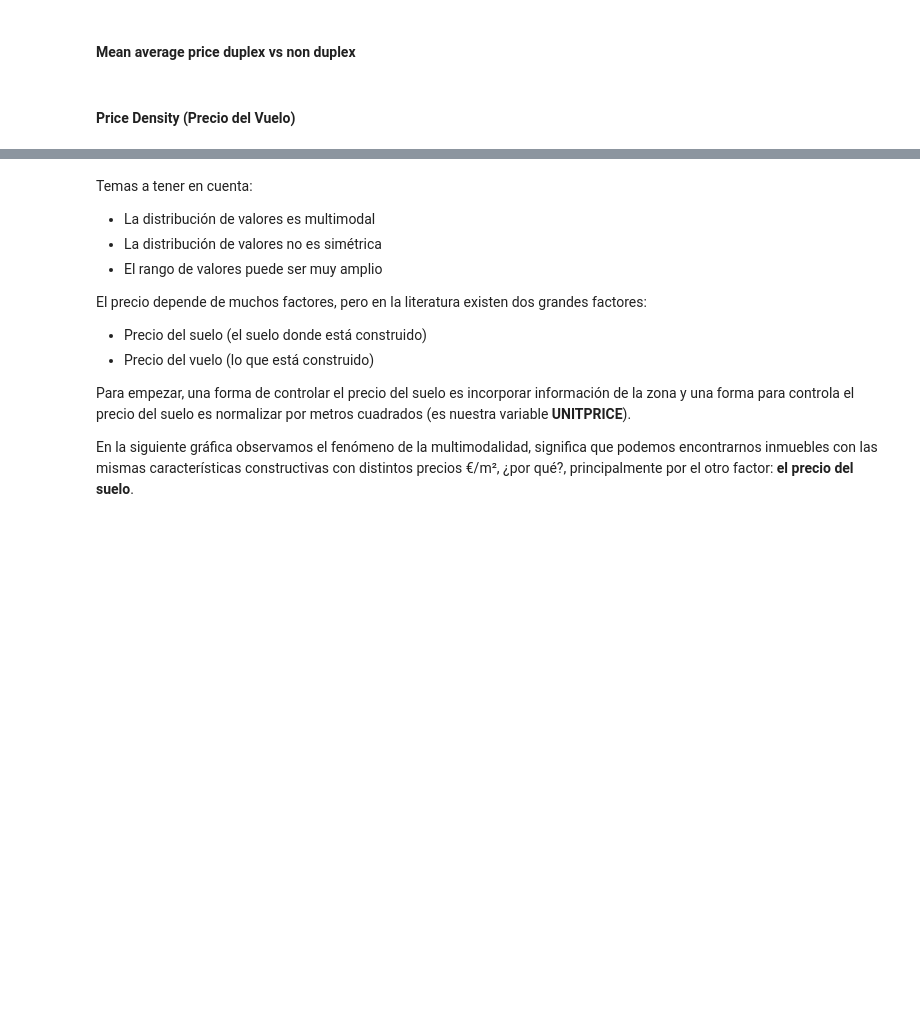
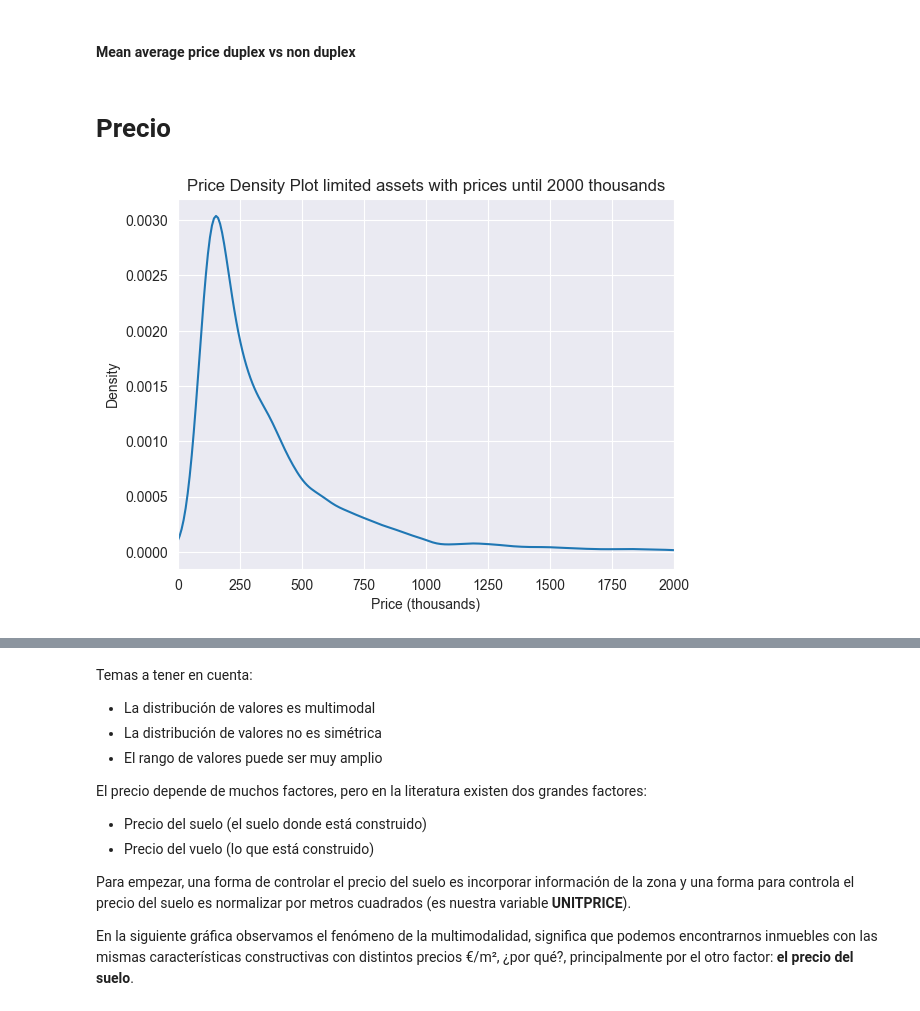
Before and after one commit to anamartiiins/MDS6-IDEALISTA, a Jupyter notebook: exploratory_data_analysis_insights.ipynb, the cells around one changed output, grey strips where cells are left out. Saved outputs shown, nothing was run; the diff lists cells and outputs as text; code cells hidden in the pictures; blank space fills up the shorter version.

Commit message:
Clean code and memória is in line with preprocessing.ipynb. the data presented is about df_train_util_v2.

```diff
--- a/exploratory_data_analysis_insights.ipynb
+++ b/exploratory_data_analysis_insights.ipynb
@@ -35,7 +31,7 @@ pd.set_option('display.max_columns', None)
 # %% [markdown]
 # Read csv train
 # %%
-df_train = pd.read_csv(r'output_data\df_train_util.csv')
+df_train = pd.read_csv(r'output_data\df_train_util_v2.csv')
 # %% [markdown]
 # Insights
 # %% [markdown]
@@ -155,7 +151,36 @@ plt.ylabel('Mean Price')
 plt.title('Mean Price Comparison between Duplex and Non-Duplex Houses')
 plt.show()
 # %% [markdown]
-#### Price Density (Precio del Vuelo)
+# Precio
+# %%
+import matplotlib.pyplot as plt
+
+# Divide prices by 1000 to display in thousands
+prices_in_thousands = df_train.precio / 1000
+
+# Plot the KDE with prices in thousands
+prices_in_thousands.plot.kde()
+
+# Set x-axis tick labels format to non-scientific notation
+plt.ticklabel_format(style='plain', axis='x')
+
+# Set x-axis label
+plt.xlabel('Price (thousands)')
+
+# Set the x-axis limit to start at 0 and end at 2 million
+plt.xlim([0, 2000])
+# plt.xlim(-10)
+
+# Set a title
+plt.title('Price Density Plot limited assets with prices until 2000 thousands')
+
+# Save the plot
+plt.savefig('price_density_plot.png')
+
+# Show the plot
+plt.show()
+# %% [output]
+[figure, added]
 # %%
 # Price density
 df_train.precio.plot.kde()
```
Also changed, not shown: parts of 21 cells of this notebook, 3 other files.
